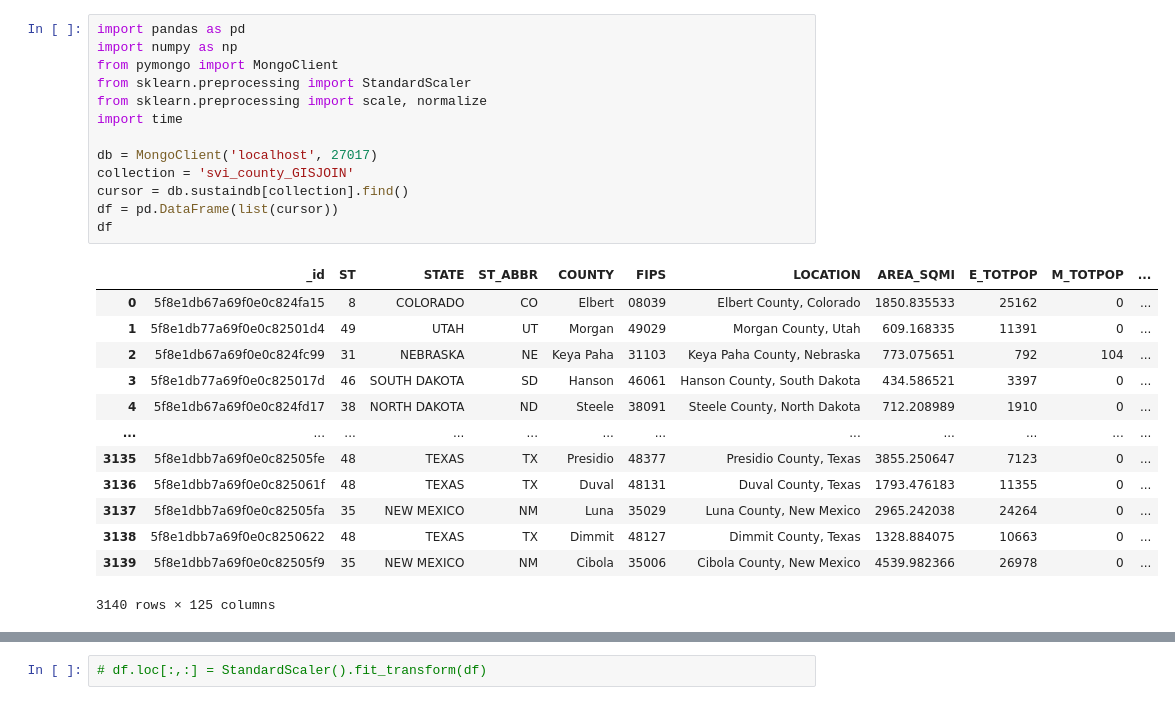
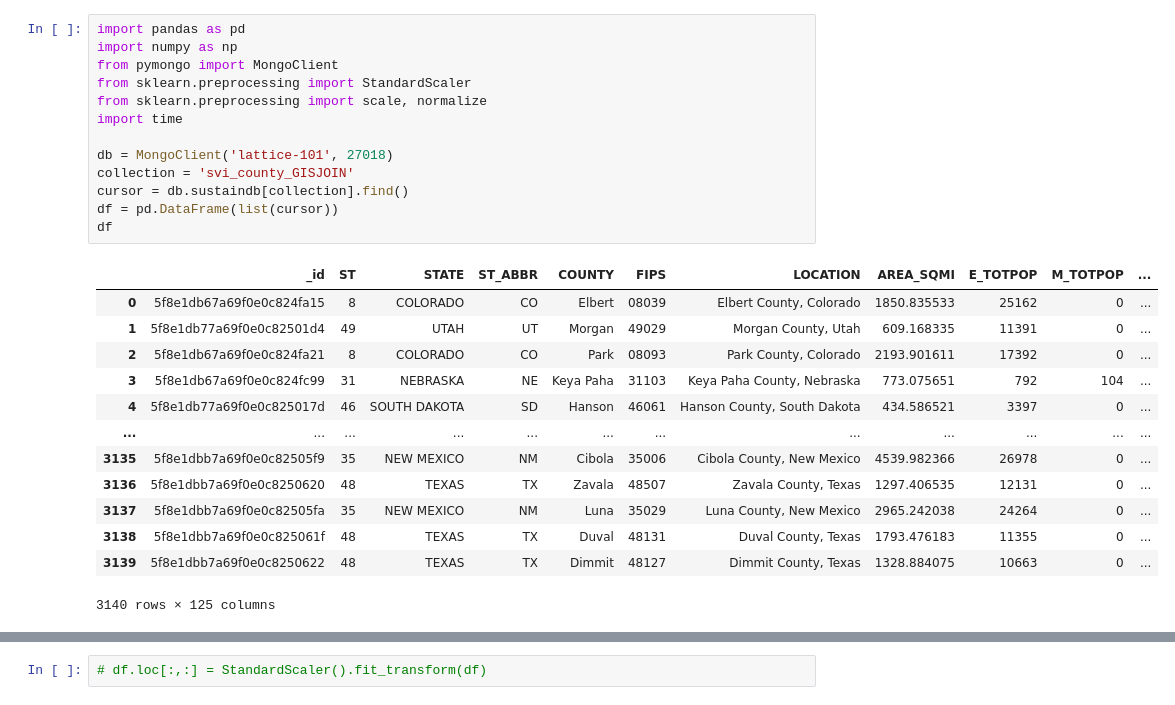
Before and after one commit to menuka94/sustain-pca, a Jupyter notebook: PCA-1.ipynb, the cells around one changed output, grey strips where cells are left out. Cells and saved outputs as stored; diff of their text form.

```diff
--- a/PCA-1.ipynb
+++ b/PCA-1.ipynb
@@ -1,29 +1,29 @@
 # %%
 import pandas as pd
 import numpy as np
 from pymongo import MongoClient
 from sklearn.preprocessing import StandardScaler
 from sklearn.preprocessing import scale, normalize
 import time
 
-db = MongoClient('localhost', 27017)
+db = MongoClient('lattice-101', 27018)
 collection = 'svi_county_GISJOIN'
 cursor = db.sustaindb[collection].find()
 df = pd.DataFrame(list(cursor))
 df
 # %% [output]
 |  | _id | ST | STATE | ST_ABBR | COUNTY | FIPS | LOCATION | AREA_SQMI | E_TOTPOP | M_TOTPOP | ... |
 | 0 | 5f8e1db67a69f0e0c824fa15 | 8 | COLORADO | CO | Elbert | 08039 | Elbert County, Colorado | 1850.835533 | 25162 | 0 | ... |
 | 1 | 5f8e1db77a69f0e0c82501d4 | 49 | UTAH | UT | Morgan | 49029 | Morgan County, Utah | 609.168335 | 11391 | 0 | ... |
-| 2 | 5f8e1db67a69f0e0c824fc99 | 31 | NEBRASKA | NE | Keya Paha | 31103 | Keya Paha County, Nebraska | 773.075651 | 792 | 104 | ... |
-| 3 | 5f8e1db77a69f0e0c825017d | 46 | SOUTH DAKOTA | SD | Hanson | 46061 | Hanson County, South Dakota | 434.586521 | 3397 | 0 | ... |
-| 4 | 5f8e1db67a69f0e0c824fd17 | 38 | NORTH DAKOTA | ND | Steele | 38091 | Steele County, North Dakota | 712.208989 | 1910 | 0 | ... |
+| 2 | 5f8e1db67a69f0e0c824fa21 | 8 | COLORADO | CO | Park | 08093 | Park County, Colorado | 2193.901611 | 17392 | 0 | ... |
+| 3 | 5f8e1db67a69f0e0c824fc99 | 31 | NEBRASKA | NE | Keya Paha | 31103 | Keya Paha County, Nebraska | 773.075651 | 792 | 104 | ... |
+| 4 | 5f8e1db77a69f0e0c825017d | 46 | SOUTH DAKOTA | SD | Hanson | 46061 | Hanson County, South Dakota | 434.586521 | 3397 | 0 | ... |
 | ... | ... | ... | ... | ... | ... | ... | ... | ... | ... | ... | ... |
-| 3135 | 5f8e1dbb7a69f0e0c82505fe | 48 | TEXAS | TX | Presidio | 48377 | Presidio County, Texas | 3855.250647 | 7123 | 0 | ... |
-| 3136 | 5f8e1dbb7a69f0e0c825061f | 48 | TEXAS | TX | Duval | 48131 | Duval County, Texas | 1793.476183 | 11355 | 0 | ... |
+| 3135 | 5f8e1dbb7a69f0e0c82505f9 | 35 | NEW MEXICO | NM | Cibola | 35006 | Cibola County, New Mexico | 4539.982366 | 26978 | 0 | ... |
+| 3136 | 5f8e1dbb7a69f0e0c8250620 | 48 | TEXAS | TX | Zavala | 48507 | Zavala County, Texas | 1297.406535 | 12131 | 0 | ... |
 | 3137 | 5f8e1dbb7a69f0e0c82505fa | 35 | NEW MEXICO | NM | Luna | 35029 | Luna County, New Mexico | 2965.242038 | 24264 | 0 | ... |
-| 3138 | 5f8e1dbb7a69f0e0c8250622 | 48 | TEXAS | TX | Dimmit | 48127 | Dimmit County, Texas | 1328.884075 | 10663 | 0 | ... |
-| 3139 | 5f8e1dbb7a69f0e0c82505f9 | 35 | NEW MEXICO | NM | Cibola | 35006 | Cibola County, New Mexico | 4539.982366 | 26978 | 0 | ... |
+| 3138 | 5f8e1dbb7a69f0e0c825061f | 48 | TEXAS | TX | Duval | 48131 | Duval County, Texas | 1793.476183 | 11355 | 0 | ... |
+| 3139 | 5f8e1dbb7a69f0e0c8250622 | 48 | TEXAS | TX | Dimmit | 48127 | Dimmit County, Texas | 1328.884075 | 10663 | 0 | ... |
 3140 rows × 125 columns
 # %%
 features = [
```
Also changed, not shown: parts of 1 cell of this notebook, 4 other files.
